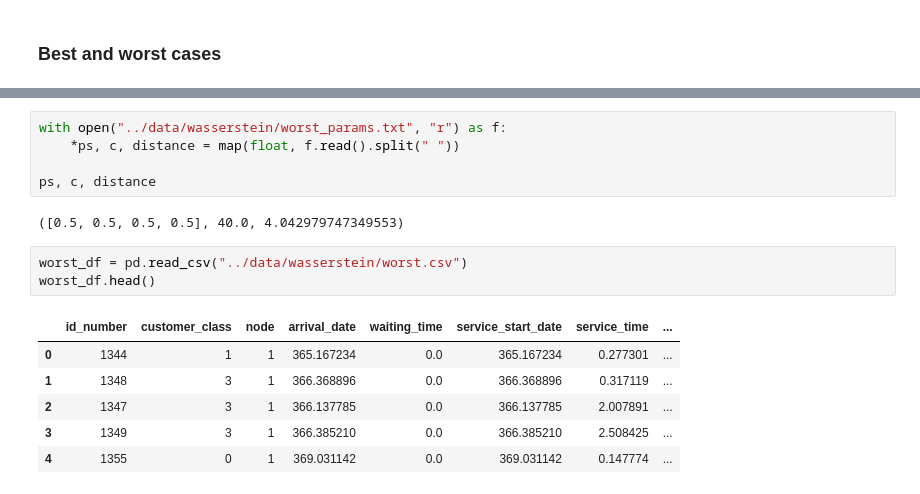
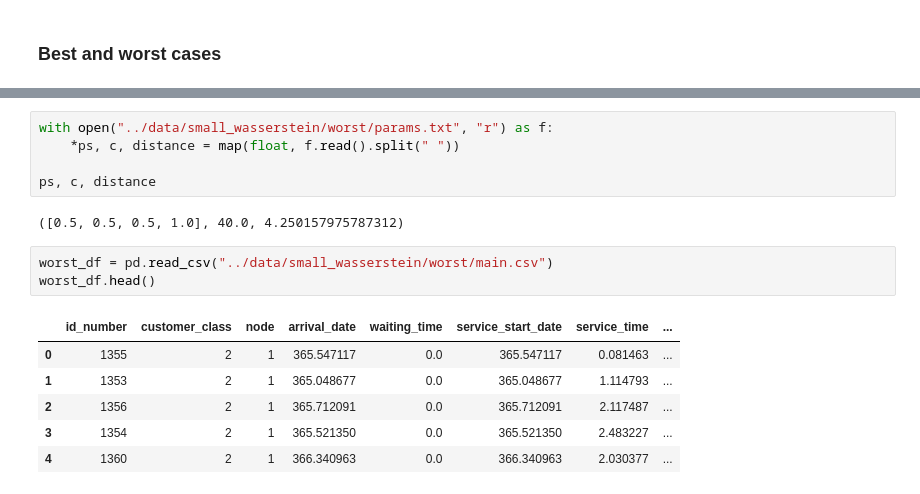
Before and after one commit to daffidwilde/copd-paper, a Jupyter notebook: nbs/queuing.ipynb, the cells around one changed output, grey strips where cells are left out. Cells and saved outputs as stored; diff of their text form.

```diff
--- a/nbs/queuing.ipynb
+++ b/nbs/queuing.ipynb
@@ -202,20 +204,20 @@ plt.savefig("../img/best_params.pdf", transparent=True)
 # %%
-with open("../data/wasserstein/worst_params.txt", "r") as f:
+with open("../data/small_wasserstein/worst/params.txt", "r") as f:
     *ps, c, distance = map(float, f.read().split(" "))
 
 ps, c, distance
 # %% [output]
-([0.5, 0.5, 0.5, 0.5], 40.0, 4.042979747349553)
+([0.5, 0.5, 0.5, 1.0], 40.0, 4.250157975787312)
 # %%
-worst_df = pd.read_csv("../data/wasserstein/worst.csv")
+worst_df = pd.read_csv("../data/small_wasserstein/worst/main.csv")
 worst_df.head()
 # %% [output]
 |  | id_number | customer_class | node | arrival_date | waiting_time | service_start_date | service_time | ... |
-| 0 | 1344 | 1 | 1 | 365.167234 | 0.0 | 365.167234 | 0.277301 | ... |
-| 1 | 1348 | 3 | 1 | 366.368896 | 0.0 | 366.368896 | 0.317119 | ... |
-| 2 | 1347 | 3 | 1 | 366.137785 | 0.0 | 366.137785 | 2.007891 | ... |
-| 3 | 1349 | 3 | 1 | 366.385210 | 0.0 | 366.385210 | 2.508425 | ... |
-| 4 | 1355 | 0 | 1 | 369.031142 | 0.0 | 369.031142 | 0.147774 | ... |
+| 0 | 1355 | 2 | 1 | 365.547117 | 0.0 | 365.547117 | 0.081463 | ... |
+| 1 | 1353 | 2 | 1 | 365.048677 | 0.0 | 365.048677 | 1.114793 | ... |
+| 2 | 1356 | 2 | 1 | 365.712091 | 0.0 | 365.712091 | 2.117487 | ... |
+| 3 | 1354 | 2 | 1 | 365.521350 | 0.0 | 365.521350 | 2.483227 | ... |
+| 4 | 1360 | 2 | 1 | 366.340963 | 0.0 | 366.340963 | 2.030377 | ... |
 # %%
 fig, ax = plt.subplots(dpi=200)
 
```
Also changed, not shown: parts of 8 cells of this notebook, 3 other files.
